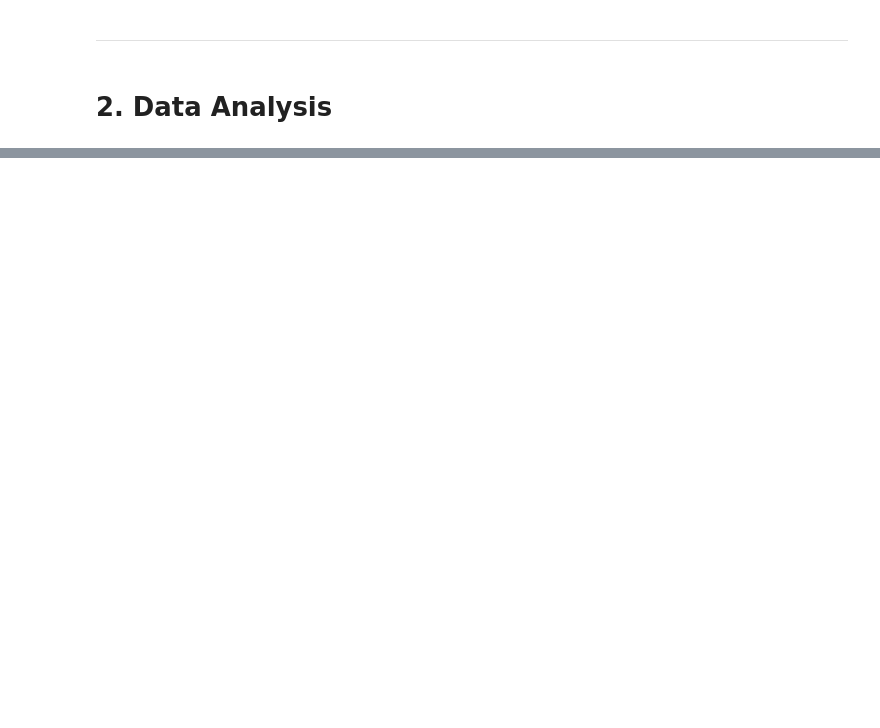
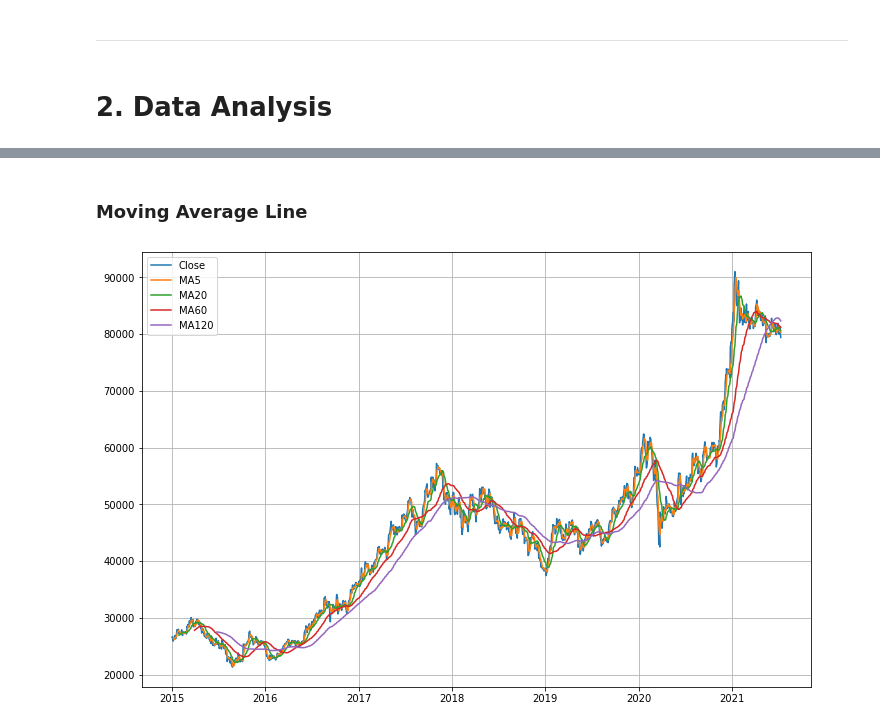
Before and after one commit to giyukim/21SWAI, a Jupyter notebook: ml/[SWAI] Backend Stock Data MachineLearning - Notebook.ipynb, the cells around one changed output, grey strips where cells are left out. Saved outputs shown, nothing was run; the diff lists cells and outputs as text; code cells hidden in the pictures; blank space fills up the shorter version.

```diff
--- a/ml/[SWAI] Backend Stock Data MachineLearning - Notebook.ipynb
+++ b/ml/[SWAI] Backend Stock Data MachineLearning - Notebook.ipynb
@@ -119,3 +93,12 @@ Loading BokehJS ...
 ***
 # %% [markdown]
 # 2. Data Analysis
+# %%
+dataframe.insert(len(dataframe.columns), "Mid", (dataframe["High"] + dataframe["Low"]) / 2)
+dataframe.insert(len(dataframe.columns), "MA5", dataframe["Close"].rolling(window = 5).mean())
+dataframe.insert(len(dataframe.columns), "MA20", dataframe["Close"].rolling(window = 20).mean())
+dataframe.insert(len(dataframe.columns), "MA60", dataframe["Close"].rolling(window = 60).mean())
+dataframe.insert(len(dataframe.columns), "MA120", dataframe["Close"].rolling(window = 120).mean())
+dataframe.insert(len(dataframe.columns), "Tomorrow Close", dataframe["Close"].shift(-1))
+dataframe.insert(len(dataframe.columns), "Fluctuation", dataframe["Tomorrow Close"] - dataframe["Close"])
+dataframe.insert(len(dataframe.columns), "Fluctuation Rate", dataframe["Fluctuation"] / dataframe["Close"])
@@ -121,0 +115,5 @@ Loading BokehJS ...
+# %%
+MinMax_Scaler = skl.MinMaxScaler()
+MinMax_Scaler.fit(dataframe)
+dataframe_mm = MinMax_Scaler.transform(dataframe)
+dataframe_mm = pd.DataFrame(dataframe_mm, columns = dataframe_columns[1:])
@@ -121,0 +235,14 @@ Loading BokehJS ...
+# %% [markdown]
+### Moving Average Line
+# %%
+plt.figure(figsize=(12,8))
+plt.plot(dataframe['Close'], label="Close")
+plt.plot(dataframe['MA5'], label="MA5")
+plt.plot(dataframe['MA20'], label="MA20")
+plt.plot(dataframe['MA60'], label="MA60")
+plt.plot(dataframe['MA120'], label="MA120")
+plt.legend(loc = 'best')
+plt.grid()
+plt.show()
+# %% [output]
+[figure, added]
```
Also changed, not shown: parts of 20 cells of this notebook, 3 other files.
